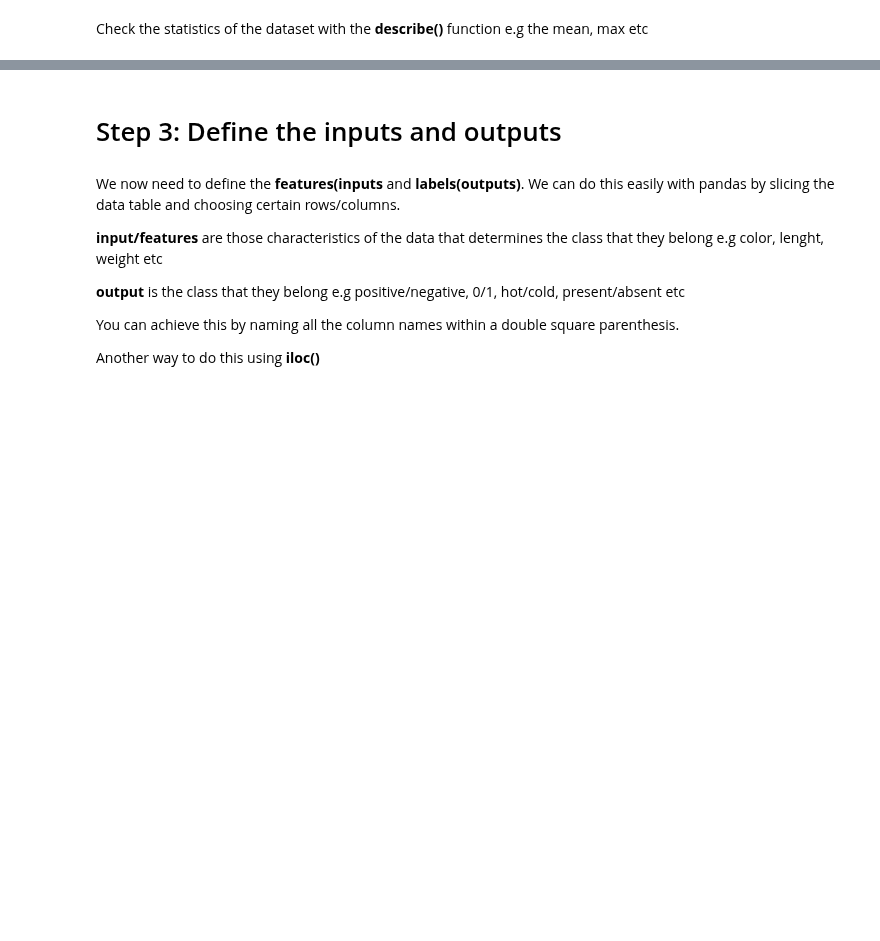
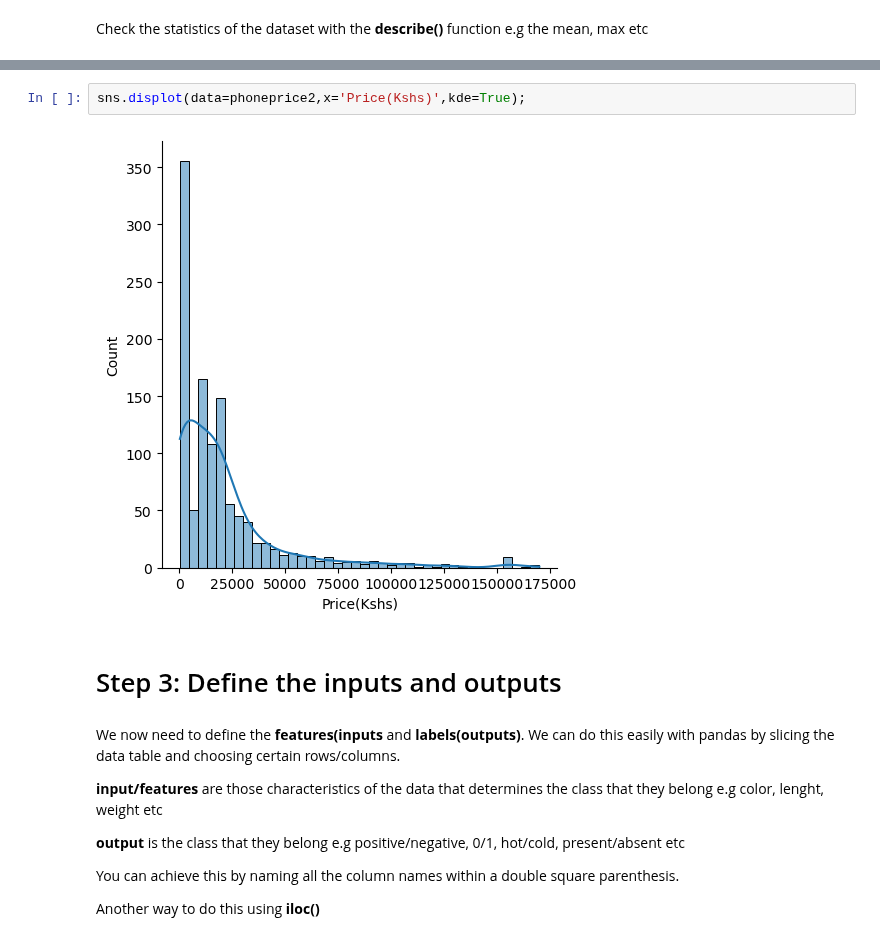
Before and after one commit to ednamilgo/Machine-Learning, a Jupyter notebook: MCMC sampling with PYMC3.ipynb, the cells around one changed output, grey strips where cells are left out. Cells and saved outputs as stored; diff of their text form; blank space fills up the shorter version.

```diff
--- a/MCMC sampling with PYMC3.ipynb
+++ b/MCMC sampling with PYMC3.ipynb
@@ -103,4 +106,8 @@ phoneprice.describe()
 | max | 170000.000000 | 5.000000 | 100.000000 | 296.000000 |
+# %%
+sns.displot(data=phoneprice2,x='Price(Kshs)',kde=True);
+# %% [output]
+[figure, added]
 # %% [markdown]
 
 # Step 3: Define the inputs and outputs
```
Also changed, not shown: parts of 16 cells of this notebook.
